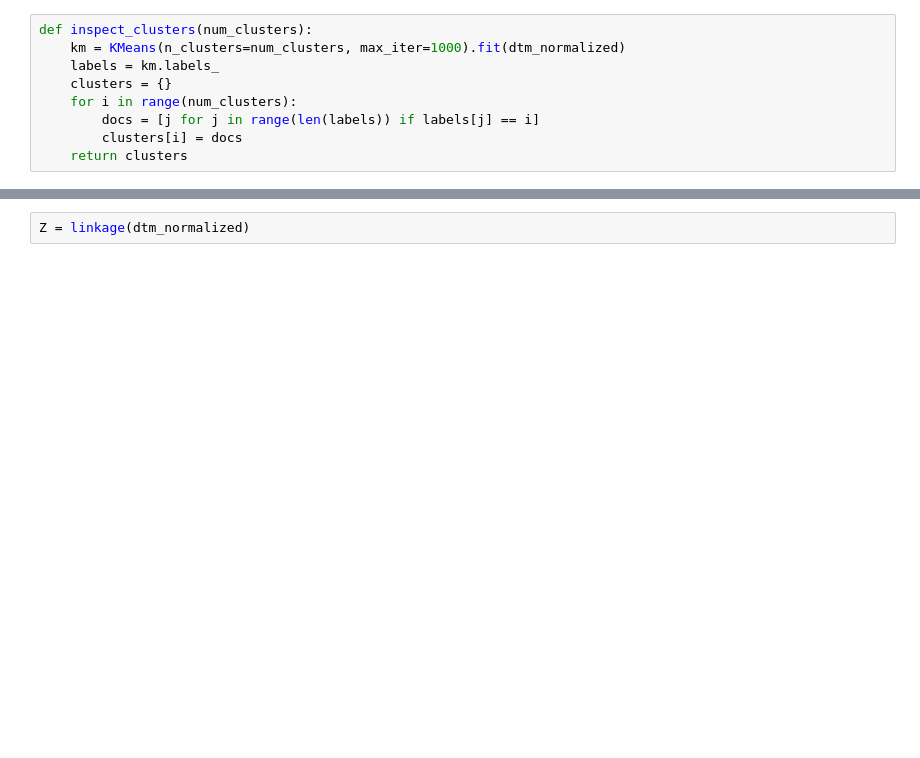
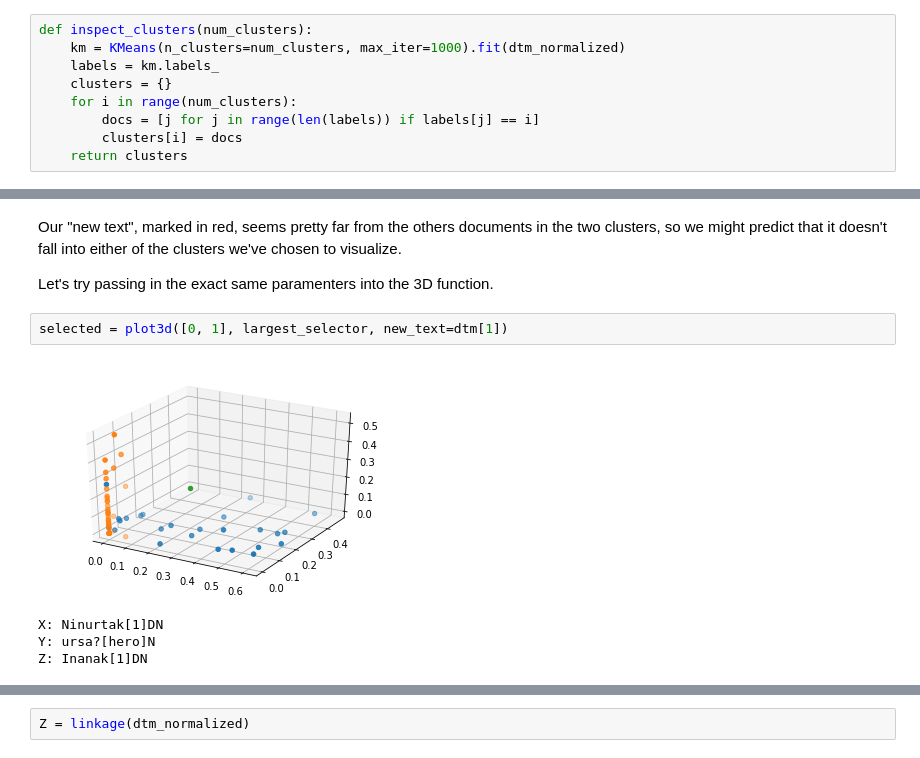
Before and after one commit to ds-modules/CUNEIF-102A, a Jupyter notebook: clustering.ipynb, the cells around one changed output, grey strips where cells are left out. Drawn from its saved outputs; the diff is of its cells as text; blank space fills up the shorter version.

```diff
--- a/clustering.ipynb
+++ b/clustering.ipynb
@@ -218,0 +198,11 @@ We'll use "agglomerative clustering" here, where each document starts as a clust
+# %% [markdown]
+Our "new text", marked in red, seems pretty far from the others documents in the two clusters, so we might predict that it doesn't fall into either of the clusters we've chosen to visualize.
+
+Let's try passing in the exact same paramenters into the 3D function.
+# %%
+selected = plot3d([0, 1], largest_selector, new_text=dtm[1])
+# %% [output]
+[figure, added]
+X: Ninurtak[1]DN
+Y: ursa?[hero]N
+Z: Inanak[1]DN
```
Also changed, not shown: parts of 66 cells of this notebook.
